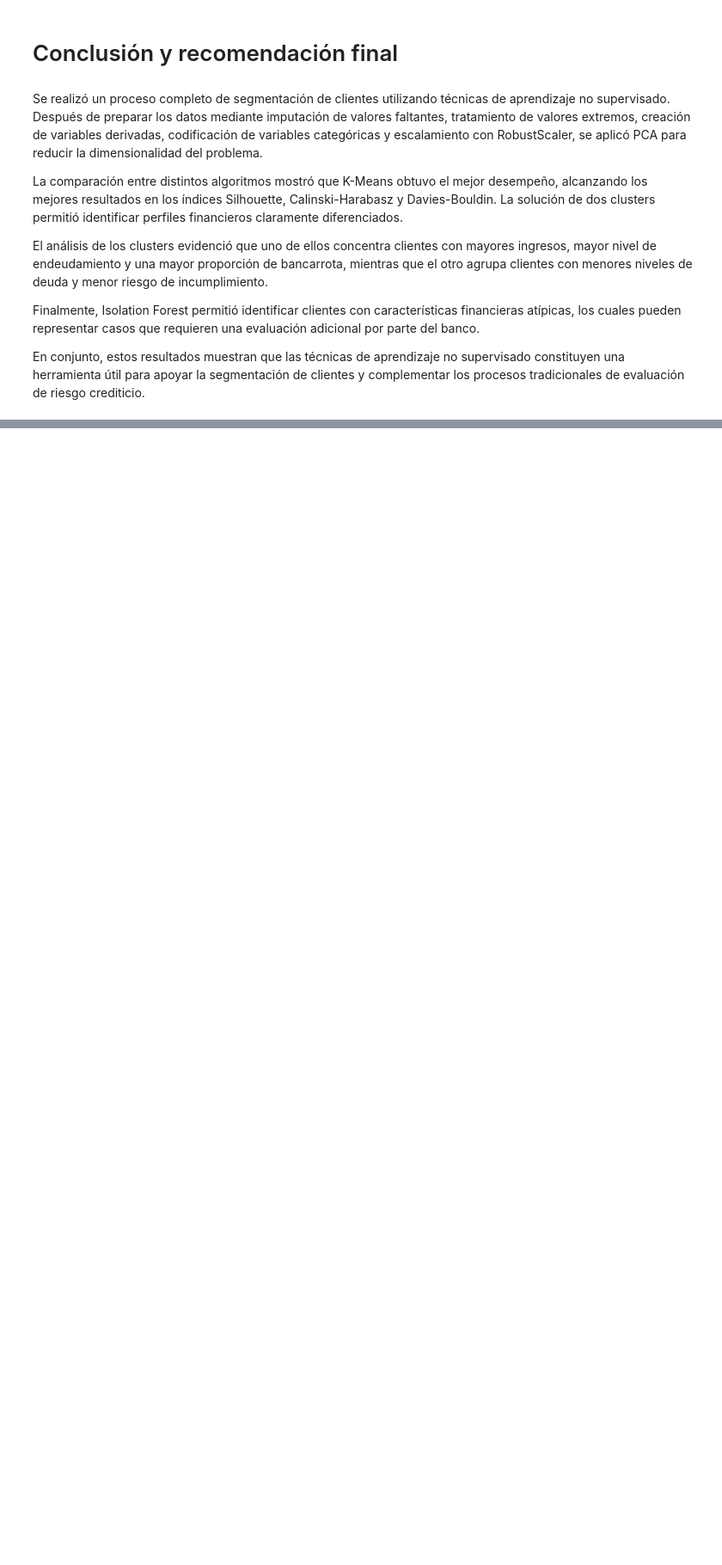
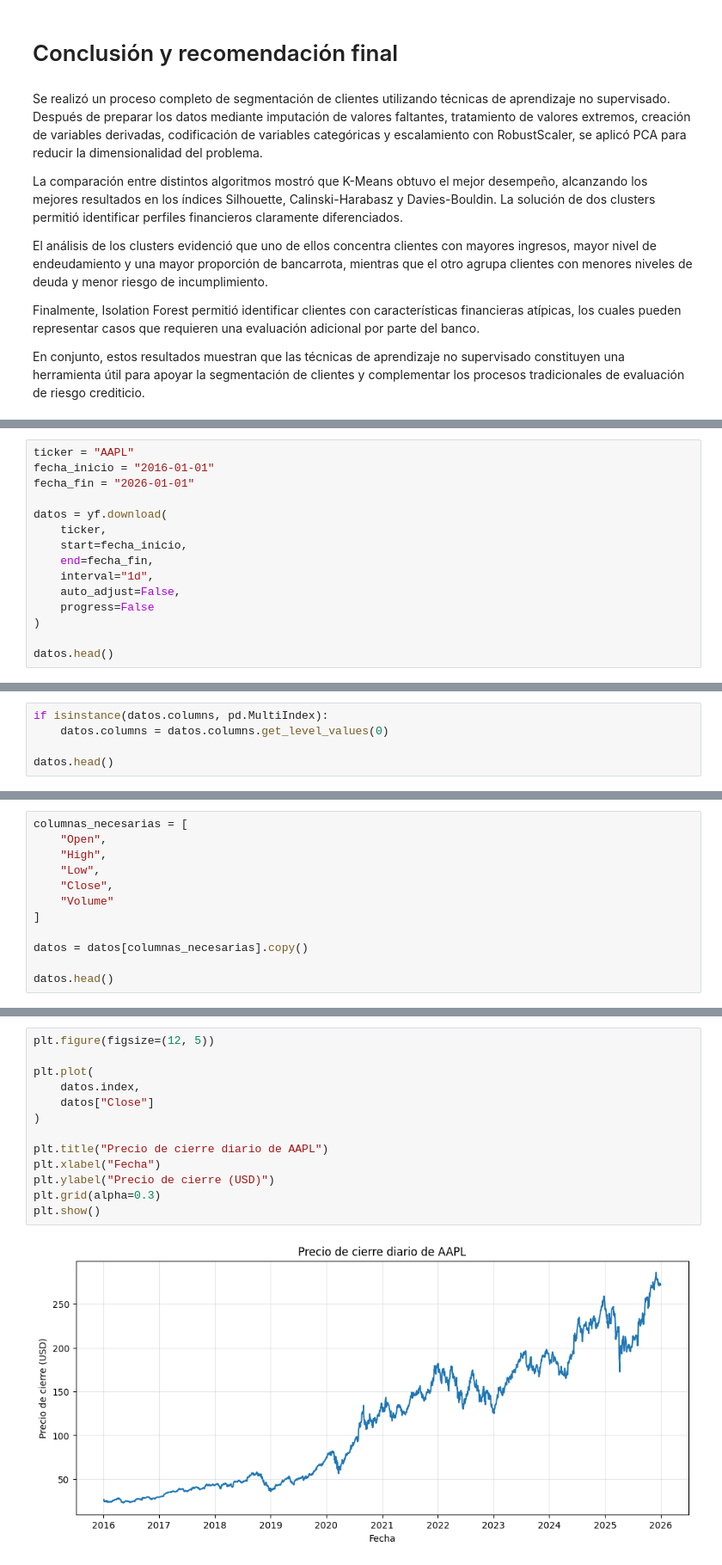
Before and after one commit to Antoniacifuentes/ds_finance_cifuentes, a Jupyter notebook: notebooks/hw6.ipynb, the cells around one changed output, grey strips where cells are left out. Shown at 86% size. Cells and saved outputs as stored; diff of their text form; blank space fills up the shorter version.

```diff
--- a/notebooks/hw6.ipynb
+++ b/notebooks/hw6.ipynb
@@ -1686,0 +1699,15 @@ En conjunto, estos resultados muestran que las técnicas de aprendizaje no super
+# %%
+ticker = "AAPL"
+fecha_inicio = "2016-01-01"
+fecha_fin = "2026-01-01"
+
+datos = yf.download(
+    ticker,
+    start=fecha_inicio,
+    end=fecha_fin,
+    interval="1d",
+    auto_adjust=False,
+    progress=False
+)
+
+datos.head()
@@ -1686,0 +1732,5 @@ En conjunto, estos resultados muestran que las técnicas de aprendizaje no super
+# %%
+if isinstance(datos.columns, pd.MultiIndex):
+    datos.columns = datos.columns.get_level_values(0)
+
+datos.head()
@@ -1686,0 +1744,12 @@ En conjunto, estos resultados muestran que las técnicas de aprendizaje no super
+# %%
+columnas_necesarias = [
+    "Open",
+    "High",
+    "Low",
+    "Close",
+    "Volume"
+]
+
+datos = datos[columnas_necesarias].copy()
+
+datos.head()
@@ -1686,0 +1820,15 @@ En conjunto, estos resultados muestran que las técnicas de aprendizaje no super
+# %%
+plt.figure(figsize=(12, 5))
+
+plt.plot(
+    datos.index,
+    datos["Close"]
+)
+
+plt.title("Precio de cierre diario de AAPL")
+plt.xlabel("Fecha")
+plt.ylabel("Precio de cierre (USD)")
+plt.grid(alpha=0.3)
+plt.show()
+# %% [output]
+[figure, added]
```
Also changed, not shown: parts of 126 cells of this notebook.
